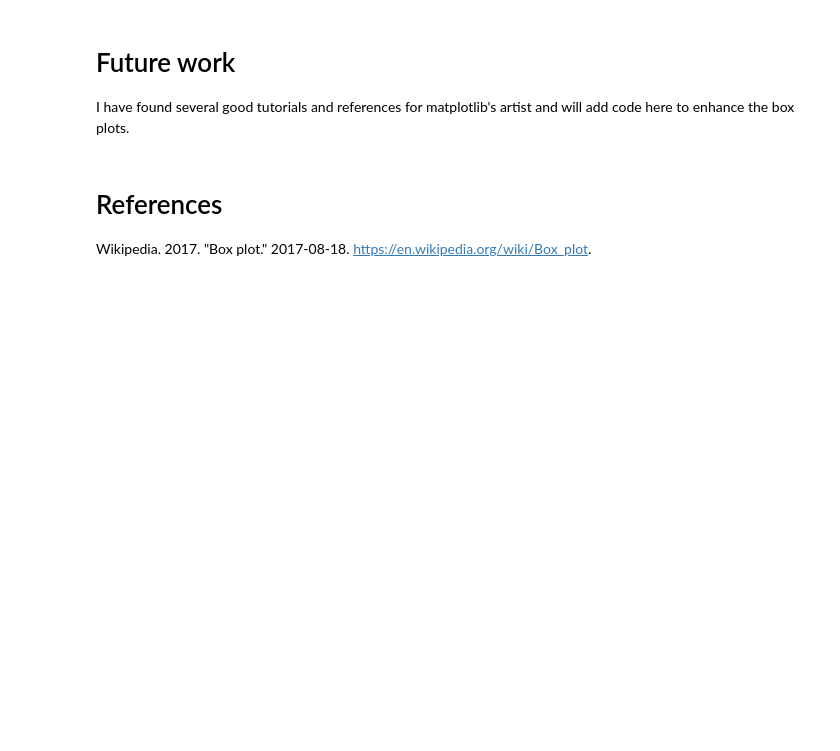
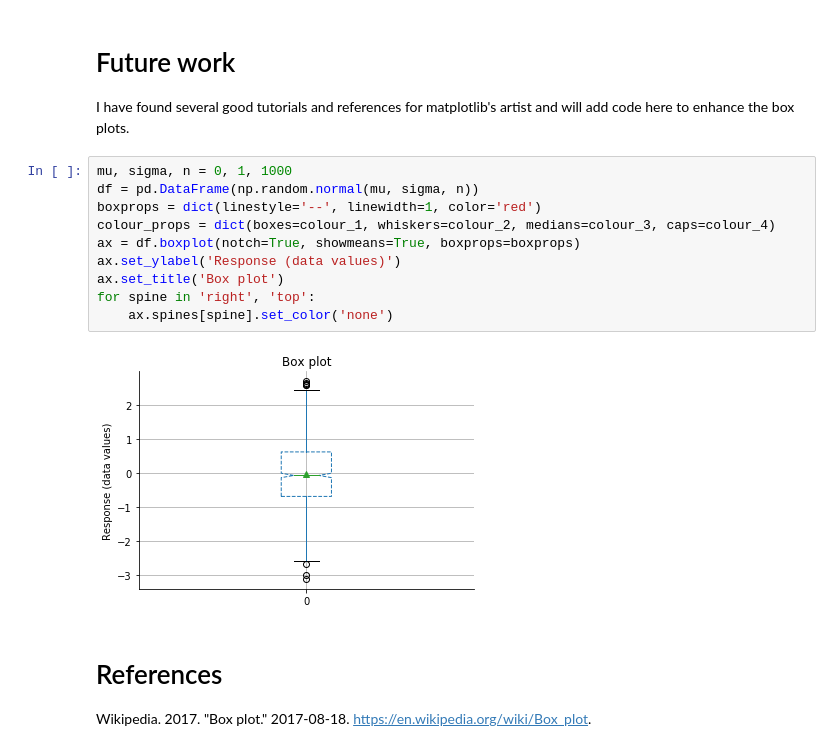
Before and after one commit to gillespilon/box_plot, a Jupyter notebook: box_plot.ipynb, the cells around one changed output. Cells and saved outputs as stored; diff of their text form; blank space fills up the shorter version.

```diff
--- a/box_plot.ipynb
+++ b/box_plot.ipynb
@@ -84,6 +84,18 @@ ax.figure.savefig('box_plot.pdf', format='pdf')
 # Future work
 
 I have found several good tutorials and references for matplotlib's artist and will add code here to enhance the box plots.
+# %%
+mu, sigma, n = 0, 1, 1000
+df = pd.DataFrame(np.random.normal(mu, sigma, n))
+boxprops = dict(linestyle='--', linewidth=1, color='red')
+colour_props = dict(boxes=colour_1, whiskers=colour_2, medians=colour_3, caps=colour_4)
+ax = df.boxplot(notch=True, showmeans=True, boxprops=boxprops)
+ax.set_ylabel('Response (data values)')
+ax.set_title('Box plot')
+for spine in 'right', 'top':
+    ax.spines[spine].set_color('none')
+# %% [output]
+[figure, added]
 # %% [markdown]
 # References
 Wikipedia. 2017. "Box plot." 2017-08-18. [https://en.wikipedia.org/wiki/Box_plot](https://en.wikipedia.org/wiki/Box_plot).
```
Also changed, not shown: parts of 2 cells of this notebook.
